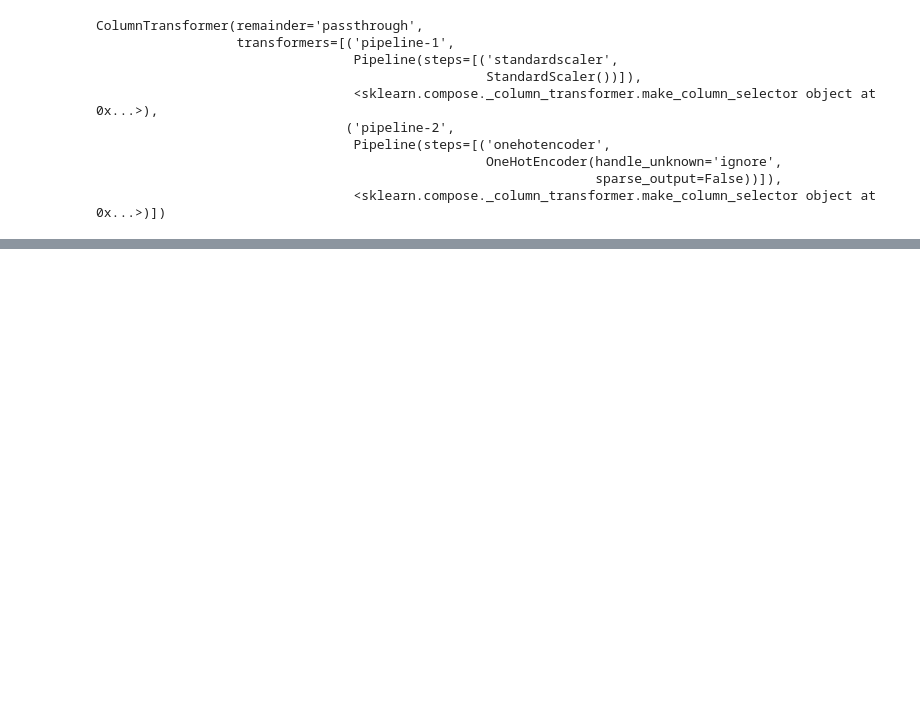
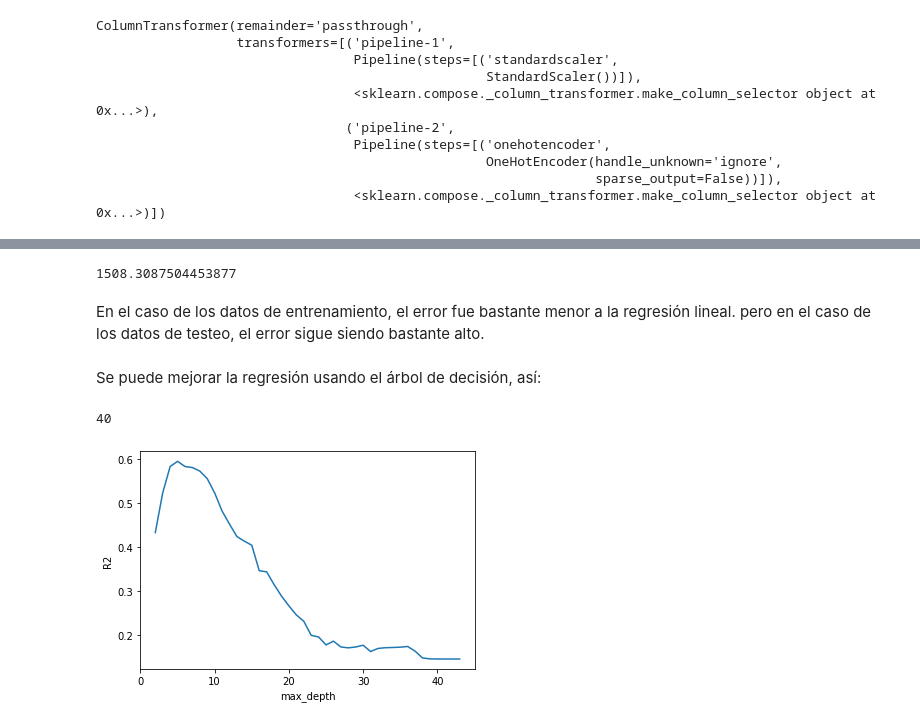
Before and after one commit to SAULIZA/prediccion_de_ventas, a Jupyter notebook: Prediccion_de_ventas.ipynb, the cells around one changed output, grey strips where cells are left out. Saved outputs shown, nothing was run; the diff lists cells and outputs as text; code cells hidden in the pictures; blank space fills up the shorter version.

```diff
--- a/Prediccion_de_ventas.ipynb
+++ b/Prediccion_de_ventas.ipynb
@@ -224,0 +357,3 @@ y las 2 últimas corresponden a Outlet_Location_Type y Outlet_Type
+# %%
+#instanciamos el modelo
+dec_tree = DecisionTreeRegressor(random_state = 42)
@@ -224,0 +388,32 @@ y las 2 últimas corresponden a Outlet_Location_Type y Outlet_Type
+# %%
+ECM(y_test, test_preds_dec_tree)
+# %% [output]
+1508.3087504453877
+# %% [markdown]
+En el caso de los datos de entrenamiento, el error fue bastante menor a la regresión lineal. pero en el caso de los datos de testeo, el error sigue siendo bastante alto.
+# %% [markdown]
+Se puede mejorar la regresión usando el árbol de decisión, así:
+# %%
+# Averiguemos cuál fue la profundidad del modelo de arbol de decisión
+dec_tree.get_depth()
+# %% [output]
+40
+# %%
+# Lista de valores a probar para max_depth:
+max_depth_range = list(range(2, 40))
+# Lista para almacenar la puntuación para cada valor de max_depth:
+r2 = []
+for depth in max_depth_range:
+    dec_tree = DecisionTreeRegressor(max_depth = depth,
+                             random_state = 42)
+    dec_tree.fit(X_train_processed_df, y_train)
+    score = dec_tree.score(X_test_processed_df, y_test)
+    r2.append(score)
+# %%
+#Visualizamos el valor de R^2 que hace el mejor trabajo
+import matplotlib.pyplot as plt
+plt.plot(max_depth_range, r2)
+plt.xlabel('max_depth')
+plt.ylabel('R2');
+# %% [output]
+[figure, added]
```
Also changed, not shown: parts of 51 cells of this notebook.
